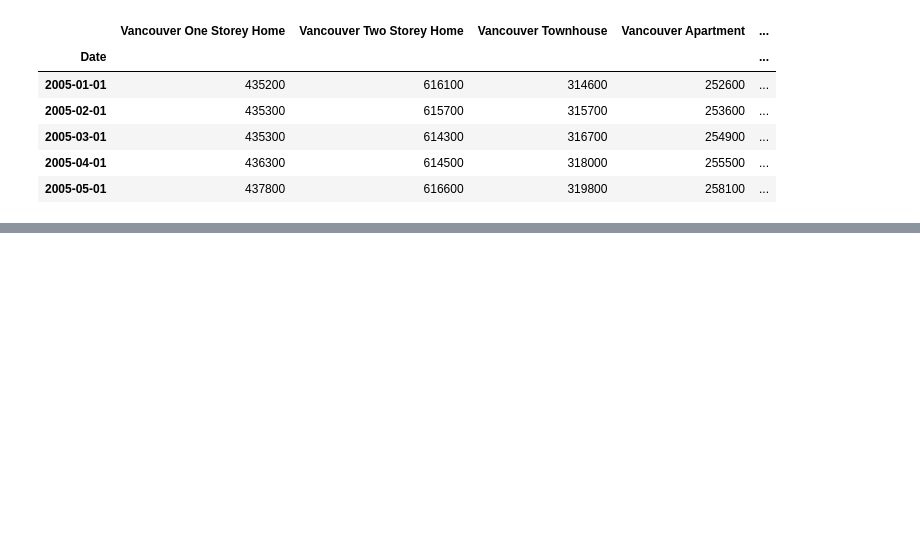
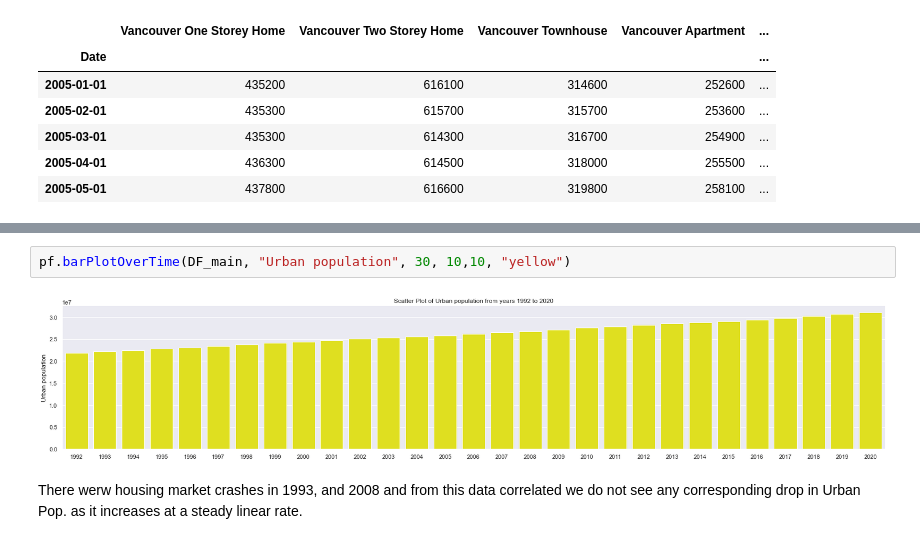
Before and after one commit to data301-2021-summer2/group-11-project, a Jupyter notebook: analysis/AndyMcLean/Milestone2.ipynb, the cells around one changed output, grey strips where cells are left out. Cells and saved outputs as stored; diff of their text form; blank space fills up the shorter version.

```diff
--- a/analysis/AndyMcLean/Milestone2.ipynb
+++ b/analysis/AndyMcLean/Milestone2.ipynb
@@ -73,0 +122,6 @@ interactive(children=(FloatSlider(value=1.8, description='height', max=3.5, min=
+# %%
+pf.barPlotOverTime(DF_main, "Urban population", 30, 10,10, "yellow")
+# %% [output]
+[figure, added]
+# %% [markdown]
+There werw housing market crashes in 1993, and 2008 and from this data correlated we do not see any corresponding drop in Urban Pop. as it increases at a steady linear rate.
```
Also changed, not shown: parts of 6 cells of this notebook.
